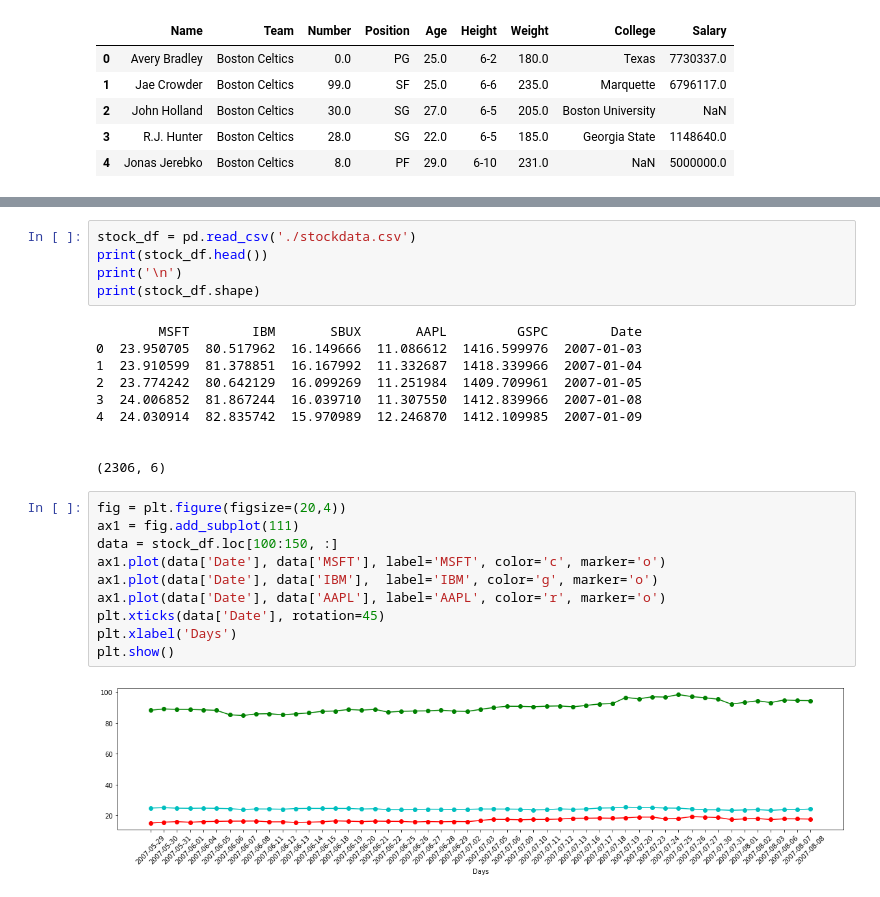
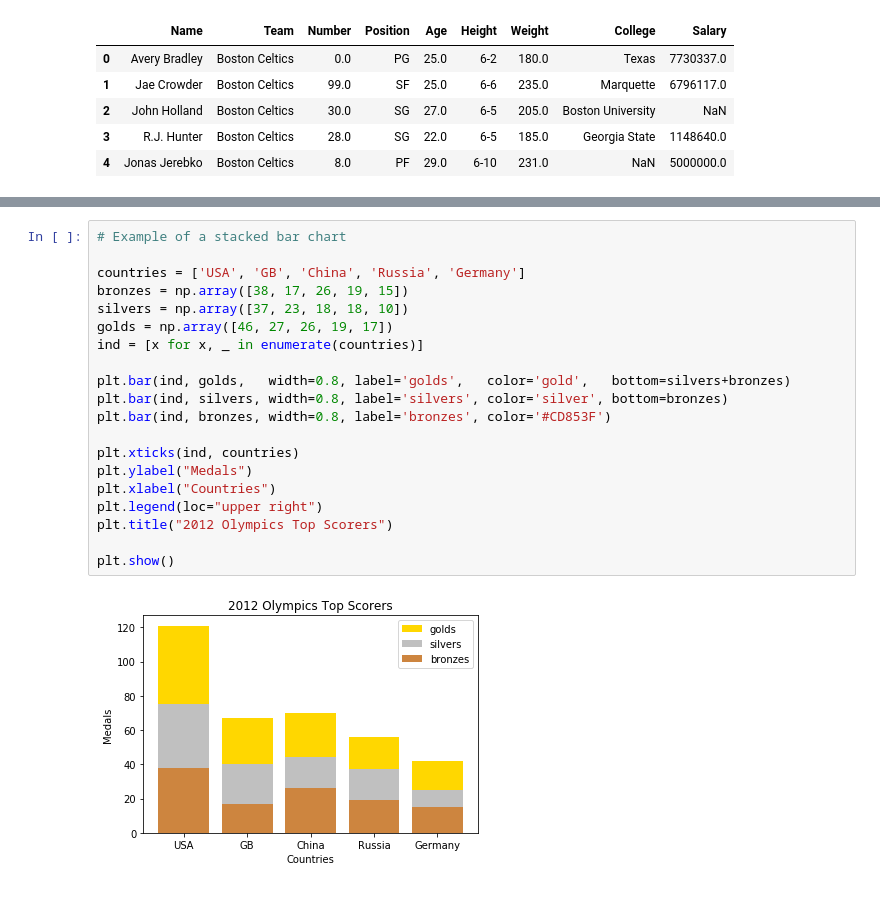
Before and after one commit to otnielba/python-data-exercises, a Jupyter notebook: Matplotlib/Matplotlib-class.ipynb, the cells around one changed output, grey strips where cells are left out. Saved outputs shown, nothing was run; the diff lists cells and outputs as text.

```diff
--- a/Matplotlib/Matplotlib-class.ipynb
+++ b/Matplotlib/Matplotlib-class.ipynb
@@ -98,27 +228,22 @@ plot = df.plot.scatter(x='Age', y='Salary')
-# %%
-stock_df = pd.read_csv('./stockdata.csv')
-print(stock_df.head())
-print('\n')
-print(stock_df.shape)
-# %% [output]
-        MSFT        IBM       SBUX       AAPL         GSPC        Date
-0  23.950705  80.517962  16.149666  11.086612  1416.599976  2007-01-03
-1  23.910599  81.378851  16.167992  11.332687  1418.339966  2007-01-04
-2  23.774242  80.642129  16.099269  11.251984  1409.709961  2007-01-05
-3  24.006852  81.867244  16.039710  11.307550  1412.839966  2007-01-08
-4  24.030914  82.835742  15.970989  12.246870  1412.109985  2007-01-09
-
-
-(2306, 6)
-# %%
-fig = plt.figure(figsize=(20,4))
-ax1 = fig.add_subplot(111)
-data = stock_df.loc[100:150, :]
-ax1.plot(data['Date'], data['MSFT'], label='MSFT', color='c', marker='o')
-ax1.plot(data['Date'], data['IBM'],  label='IBM', color='g', marker='o')
-ax1.plot(data['Date'], data['AAPL'], label='AAPL', color='r', marker='o')
-plt.xticks(data['Date'], rotation=45)
-plt.xlabel('Days')
-plt.show()
-# %% [output]
-[figure, removed]
+# %%
+# Example of a stacked bar chart
+
+countries = ['USA', 'GB', 'China', 'Russia', 'Germany']
+bronzes = np.array([38, 17, 26, 19, 15])
+silvers = np.array([37, 23, 18, 18, 10])
+golds = np.array([46, 27, 26, 19, 17])
+ind = [x for x, _ in enumerate(countries)]
+
+plt.bar(ind, golds,   width=0.8, label='golds',   color='gold',   bottom=silvers+bronzes)
+plt.bar(ind, silvers, width=0.8, label='silvers', color='silver', bottom=bronzes)
+plt.bar(ind, bronzes, width=0.8, label='bronzes', color='#CD853F')
+
+plt.xticks(ind, countries)
+plt.ylabel("Medals")
+plt.xlabel("Countries")
+plt.legend(loc="upper right")
+plt.title("2012 Olympics Top Scorers")
+
+plt.show()
+# %% [output]
+[figure, added]
```
Also changed, not shown: parts of 31 cells of this notebook, 3 other files.
